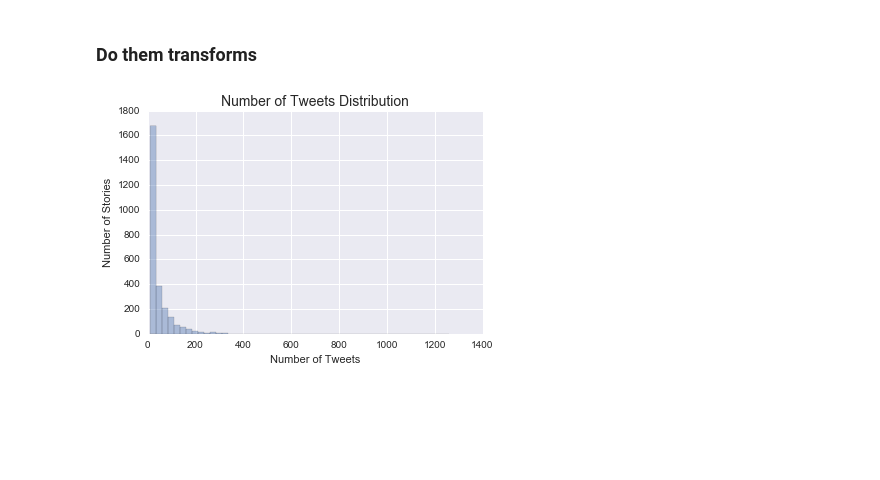
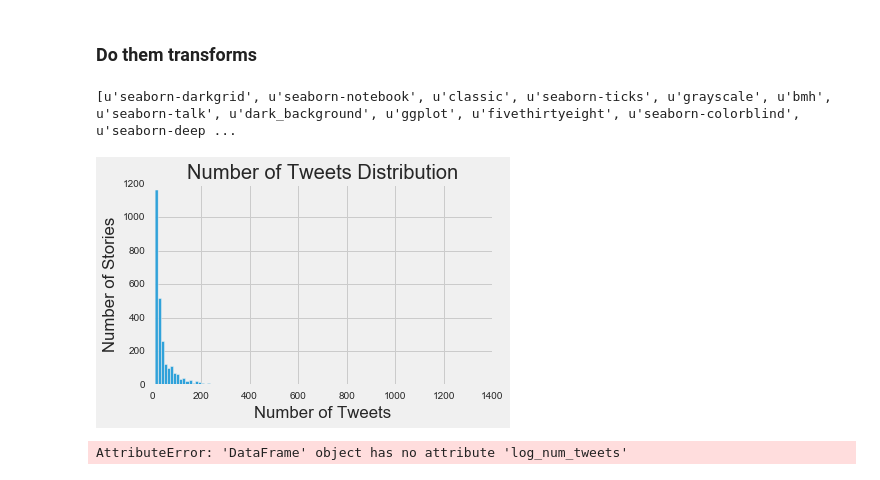
Before and after one commit to sbchou/thesis-extend, a Jupyter notebook: ANALYSIS/TweetVolume.ipynb, the cells around one changed output. Saved outputs shown, nothing was run; the diff lists cells and outputs as text; code cells hidden in the pictures; blank space fills up the shorter version.

```diff
--- a/ANALYSIS/TweetVolume.ipynb
+++ b/ANALYSIS/TweetVolume.ipynb
@@ -96,14 +101,26 @@ sns.regplot("wc", "num_tweets", data=df, ax=ax, scatter_kws={"s": 100})
 ### Do them transforms
 # %%
 df = df.dropna()
+# %%
+print(plt.style.available)
+# %% [output]
+[u'seaborn-darkgrid', u'seaborn-notebook', u'classic', u'seaborn-ticks', u'grayscale', u'bmh', u'seaborn-talk', u'dark_background', u'ggplot', u'fivethirtyeight', u'seaborn-colorblind', u'seaborn-deep ...
 # %%
-sns.distplot(df.num_tweets, kde=False, rug=False);
-plt.title("Number of Tweets Distribution", fontsize=14)
+plt.style.use('fivethirtyeight')
+#sns.distplot(df.num_tweets, kde=False, rug=False);
+plt.hist(df.num_tweets, bins=100)
+plt.title("Number of Tweets Distribution")
 plt.xlabel("Number of Tweets")
 plt.ylabel("Number of Stories")
+plt.tight_layout()
 plt.savefig("FIGS/CORR/num_tweets_dist.png")
 # %% [output]
-[figure, old version]
+[figure, new version]
+# %%
+df['log_log_num_tweets'] = df.log_num_tweets.apply(np.log)
+df['log_log_log_num_tweets'] = df.log_log_num_tweets.apply(np.log)
+# %% [output]
+AttributeError: 'DataFrame' object has no attribute 'log_num_tweets'
 # %%
 sns.distplot(df.log_num_tweets, kde=False, rug=False);
 plt.title("Log(Number of Tweets) Distribution", fontsize=14)
```
Also changed, not shown: parts of 6 cells of this notebook, 7 other files.
